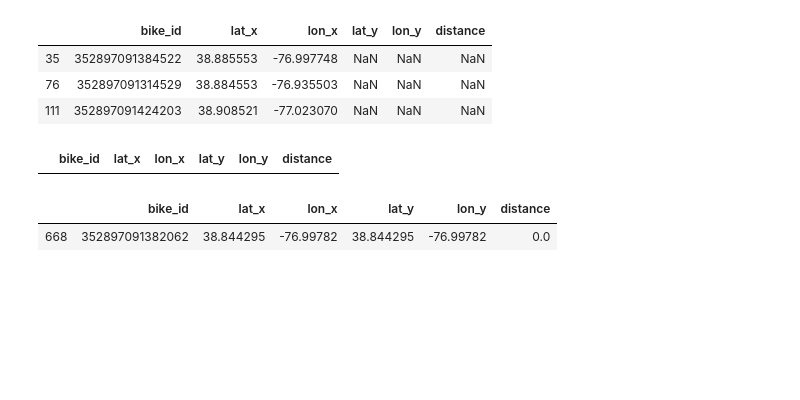
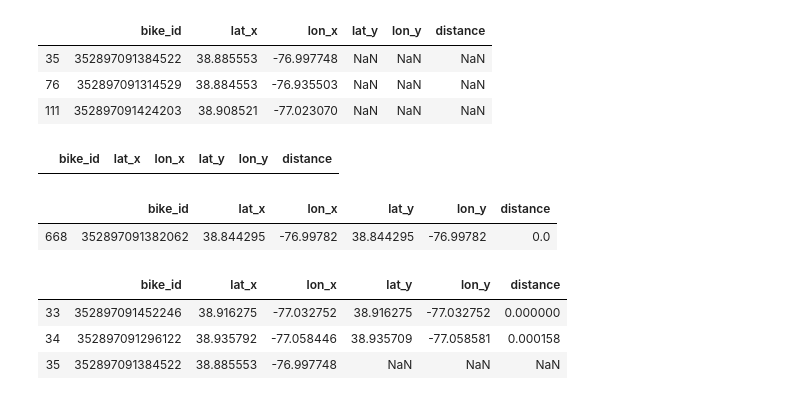
Before and after one commit to kevinclee26/dc_micro_mobo, a Jupyter notebook: assets/data/name_change.ipynb, the cells around one changed output. Drawn from its saved outputs; the diff is of its cells as text; code cells hidden in the pictures; blank space fills up the shorter version.

```diff
--- a/assets/data/name_change.ipynb
+++ b/assets/data/name_change.ipynb
@@ -8,8 +8,8 @@ with open('skip_3.json') as f:
     data_new=json.load(f)
 # print(data)
 # %%
-df_old=pd.DataFrame(data_3['bikes'])
-df_new=pd.DataFrame(data_4['bikes'])
+df_old=pd.DataFrame(data_old['bikes'])
+df_new=pd.DataFrame(data_new['bikes'])
 # %%
 df_old
 # %% [output]
@@ -104,0 +109,7 @@ reduced[reduced['lat_x']==38.844295]
+# %%
+reduced.iloc[33:36]
+# %% [output]
+|  | bike_id | lat_x | lon_x | lat_y | lon_y | distance |
+| 33 | 352897091452246 | 38.916275 | -77.032752 | 38.916275 | -77.032752 | 0.000000 |
+| 34 | 352897091296122 | 38.935792 | -77.058446 | 38.935709 | -77.058581 | 0.000158 |
+| 35 | 352897091384522 | 38.885553 | -76.997748 | NaN | NaN | NaN |
```
Also changed, not shown: parts of 6 cells of this notebook, 4 other files.
